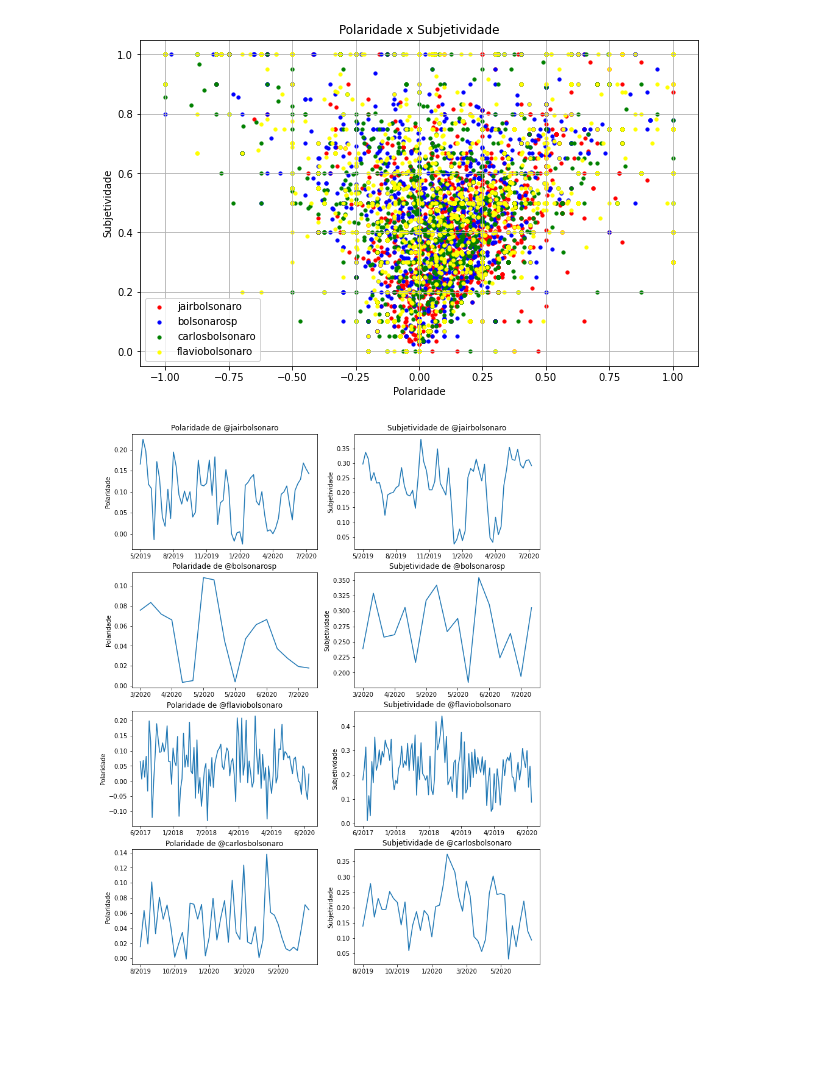
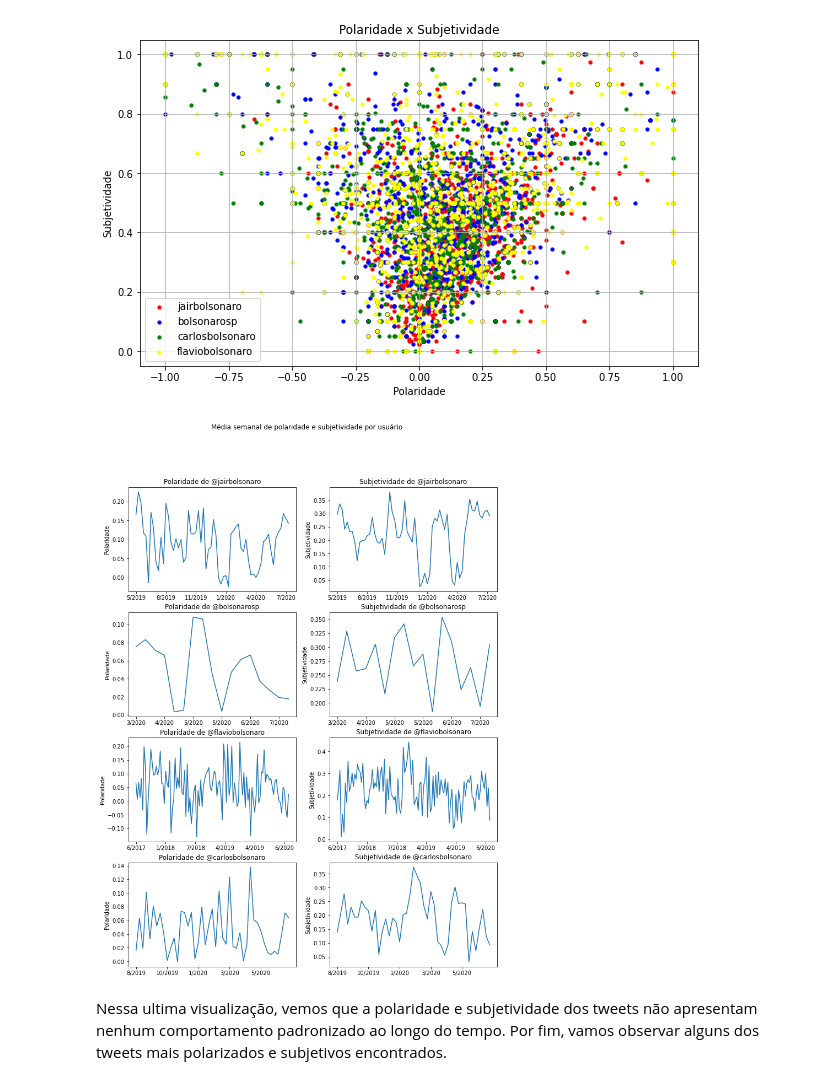
Before and after one commit to GiovaniValdrighi/Bolsonaro_Tweets, a Jupyter notebook: sentiment_analysis.ipynb, the cells around one changed output. Cells and saved outputs as stored; diff of their text form; code cells hidden in the pictures; blank space fills up the shorter version.

Commit message:
finished sentiment analysis

```diff
--- a/sentiment_analysis.ipynb
+++ b/sentiment_analysis.ipynb
@@ -35,7 +17,7 @@ import matplotlib.pyplot as plt
 import time
 import numpy as np
 # %%
-df = pd.read_csv("preprocessed_tweets.csv", sep = "~").drop(columns = ["Unnamed: 0"])
+df = pd.read_csv("../data/tweets/preprocessed_tweets.csv", sep = "~").drop(columns = ["Unnamed: 0"])
 trans = lambda tw : translator.translate(tw).text
 full_text_en = []
 for i in tqdm(range(0, 12000, 1000)):
@@ -50,7 +32,8 @@ sub = lambda x : textblob.TextBlob(x).subjectivity
 df['polarity'] = df.full_text_en.apply(pol)
 df['subjectivity'] = df.full_text_en.apply(sub)
 # %%
-df.to_pickle("data/tweets/sentiment_analysis.pkl")
+#df.to_pickle("data/tweets/sentiment_analysis.pkl")
+df = pd.read_pickle('data/tweets/sentiment_analysis.pkl')
 # %% [markdown]
 Com os dados já traduzidos, vamos observar alguns tweets em português e em inglês para verificar se as traduções são satisfatórias.
 # %%
@@ -112,25 +99,30 @@ plt.show()
 # %%
 plot_data = df.groupby(by = ["name","year", "month", "day"]).mean()
 plot_data.reset_index(inplace = True)
 fig, axis = plt.subplots(nrows = 4, ncols = 2)
 fig.set_figheight(16)
 fig.set_figwidth(12)
+plt.suptitle("Média semanal de polaridade e subjetividade por usuário")
 name = ['jairbolsonaro', 'bolsonarosp', 'flaviobolsonaro', 'carlosbolsonaro']
 for (i, row) in enumerate(axis):
     row_data = plot_data[plot_data.name == name[i]].rolling(7).mean().iloc[::7, :]
     row_data.dropna(inplace = True)
     date_ticks = row_data.month.map(lambda x : str(int(np.floor(x)))) + "/" + row_data.year.map(lambda x : str(int(x)))
     n_ticks = int(len(date_ticks)/5)
     row[0].set_title("Polaridade de @" + name[i])
     row[0].plot(row_data.index, row_data.polarity)
     row[0].set_ylabel("Polaridade")
     row[0].set_xticks(row_data.index[::n_ticks])
     row[0].set_xticklabels(date_ticks[::n_ticks])
 
     row[1].set_title("Subjetividade de @"+ name[i])
     row[1].plot(row_data.index, row_data.subjectivity)
     row[1].set_ylabel("Subjetividade")
     row[1].set_xticks(row_data.index[::n_ticks])
     row[1].set_xticklabels(date_ticks[::n_ticks])
+plt.savefig("images/pol_subj_by_time.pdf")
+plt.show()
 # %% [output]
-[figure, old version]
+[figure, new version]
+# %% [markdown]
+Nessa ultima visualização, vemos que a polaridade e subjetividade dos tweets não apresentam nenhum comportamento padronizado ao longo do tempo. Por fim, vamos observar alguns dos tweets mais polarizados e subjetivos encontrados.
```
Also changed, not shown: parts of 5 cells of this notebook.
